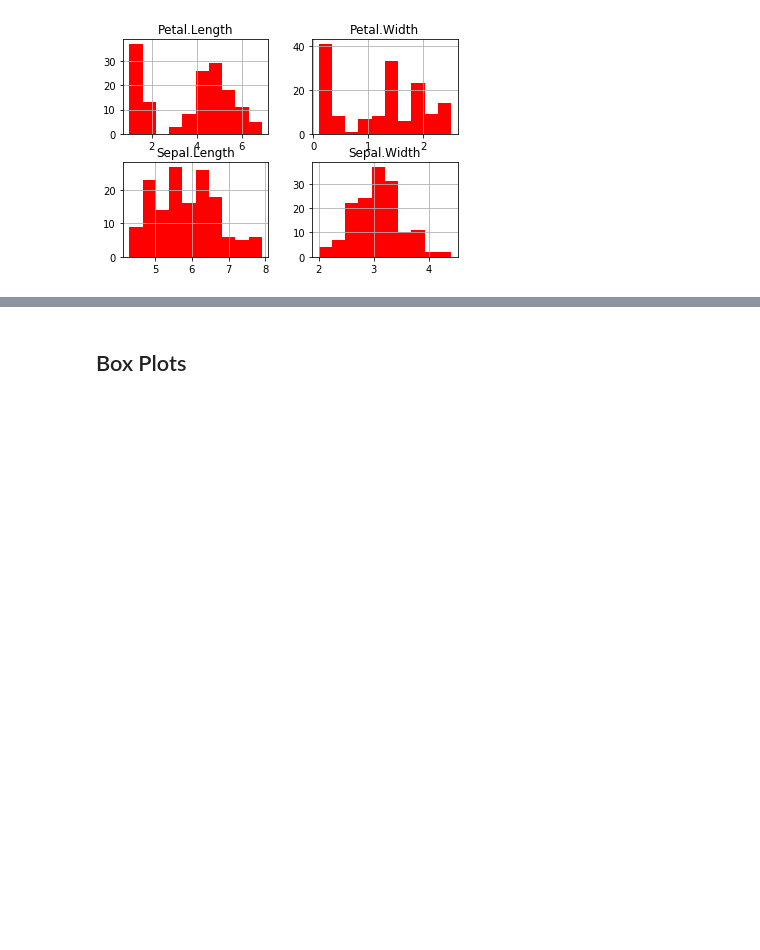
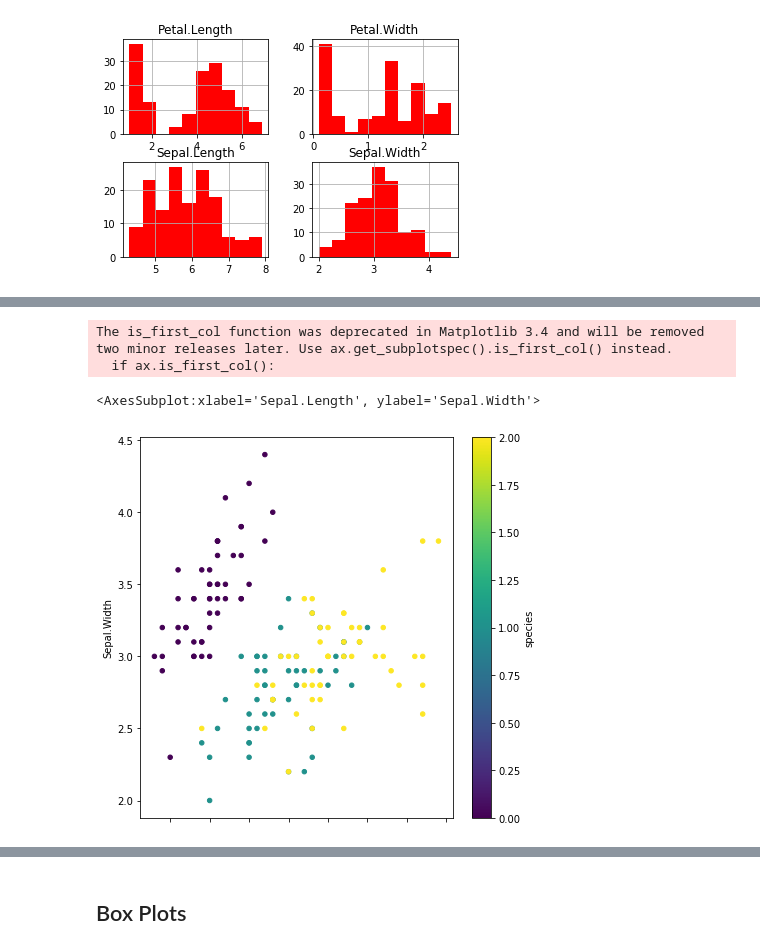
Before and after one commit to dbuskirk/CourseFiles, a Jupyter notebook: Matplotlib/PandasPlots-Iris-Fundamentals.ipynb, the cells around one changed output, grey strips where cells are left out. Saved outputs shown, nothing was run; the diff lists cells and outputs as text; code cells hidden in the pictures; blank space fills up the shorter version.

```diff
--- a/Matplotlib/PandasPlots-Iris-Fundamentals.ipynb
+++ b/Matplotlib/PandasPlots-Iris-Fundamentals.ipynb
@@ -82,0 +111,12 @@ array([[<matplotlib.axes._subplots.AxesSubplot object at 0x...>,
+# %%
+codes, uniques = pd.factorize(dfIris["Species"])
+dfIris["species"]=codes
+dfIris.plot.scatter(x = "Sepal.Length",
+                    y = "Sepal.Width" ,
+                    c = 'species',
+                    colormap='viridis') # , s = 'Size', c = 'red');
+# %% [output]
+The is_first_col function was deprecated in Matplotlib 3.4 and will be removed two minor releases later. Use ax.get_subplotspec().is_first_col() instead.
+  if ax.is_first_col():
+<AxesSubplot:xlabel='Sepal.Length', ylabel='Sepal.Width'>
+[figure, added]
```
Also changed, not shown: parts of 5 cells of this notebook.
